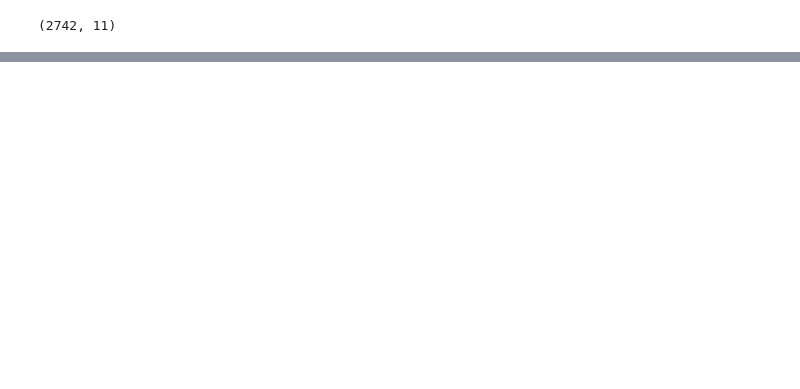
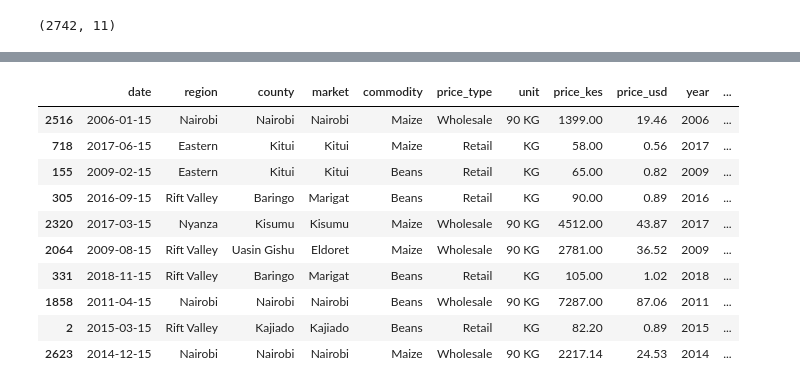
Before and after one commit to pinkleather221/Kenya_Market_Prices, a Jupyter notebook: analysis.ipynb, the cells around one changed output, grey strips where cells are left out. Saved outputs shown, nothing was run; the diff lists cells and outputs as text; code cells hidden in the pictures; blank space fills up the shorter version.

```diff
--- a/analysis.ipynb
+++ b/analysis.ipynb
@@ -146,2 +174,3 @@ Timestamp('2019-12-15 00:00:00')
 # %%
+df.sample(10)
 # %% [output]
@@ -148,0 +177,11 @@ Timestamp('2015-06-15 00:00:00')
+|  | date | region | county | market | commodity | price_type | unit | price_kes | price_usd | year | ... |
+| 2516 | 2006-01-15 | Nairobi | Nairobi | Nairobi | Maize | Wholesale | 90 KG | 1399.00 | 19.46 | 2006 | ... |
+| 718 | 2017-06-15 | Eastern | Kitui | Kitui | Maize | Retail | KG | 58.00 | 0.56 | 2017 | ... |
+| 155 | 2009-02-15 | Eastern | Kitui | Kitui | Beans | Retail | KG | 65.00 | 0.82 | 2009 | ... |
+| 305 | 2016-09-15 | Rift Valley | Baringo | Marigat | Beans | Retail | KG | 90.00 | 0.89 | 2016 | ... |
+| 2320 | 2017-03-15 | Nyanza | Kisumu | Kisumu | Maize | Wholesale | 90 KG | 4512.00 | 43.87 | 2017 | ... |
+| 2064 | 2009-08-15 | Rift Valley | Uasin Gishu | Eldoret | Maize | Wholesale | 90 KG | 2781.00 | 36.52 | 2009 | ... |
+| 331 | 2018-11-15 | Rift Valley | Baringo | Marigat | Beans | Retail | KG | 105.00 | 1.02 | 2018 | ... |
+| 1858 | 2011-04-15 | Nairobi | Nairobi | Nairobi | Beans | Wholesale | 90 KG | 7287.00 | 87.06 | 2011 | ... |
+| 2 | 2015-03-15 | Rift Valley | Kajiado | Kajiado | Beans | Retail | KG | 82.20 | 0.89 | 2015 | ... |
+| 2623 | 2014-12-15 | Nairobi | Nairobi | Nairobi | Maize | Wholesale | 90 KG | 2217.14 | 24.53 | 2014 | ... |
```
Also changed, not shown: parts of 11 cells of this notebook, 4 other files.
